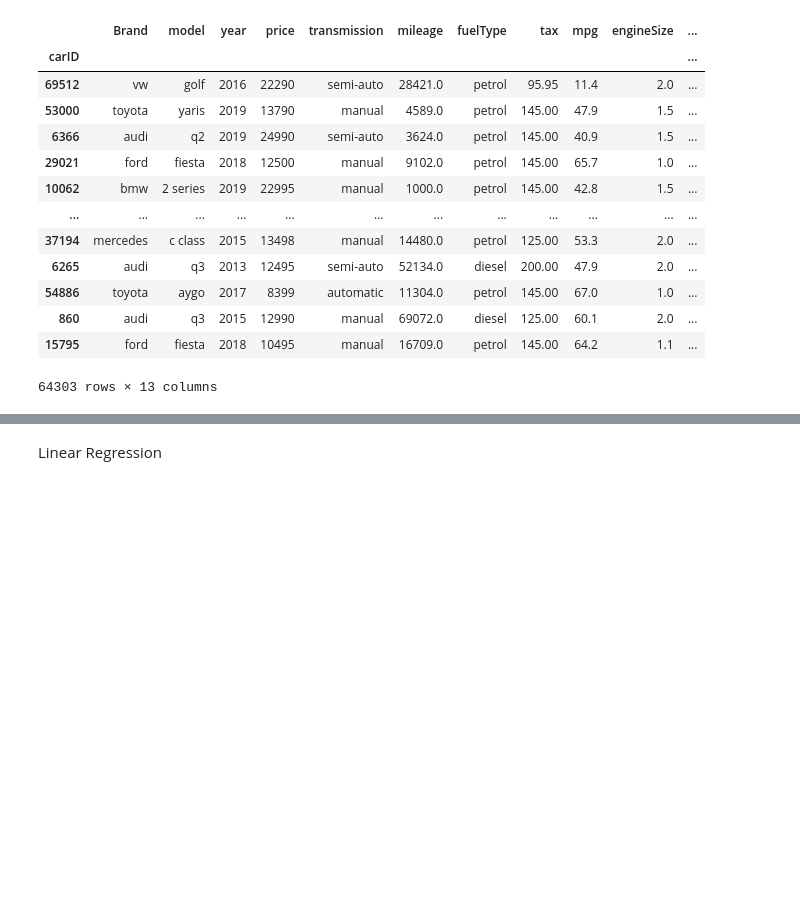
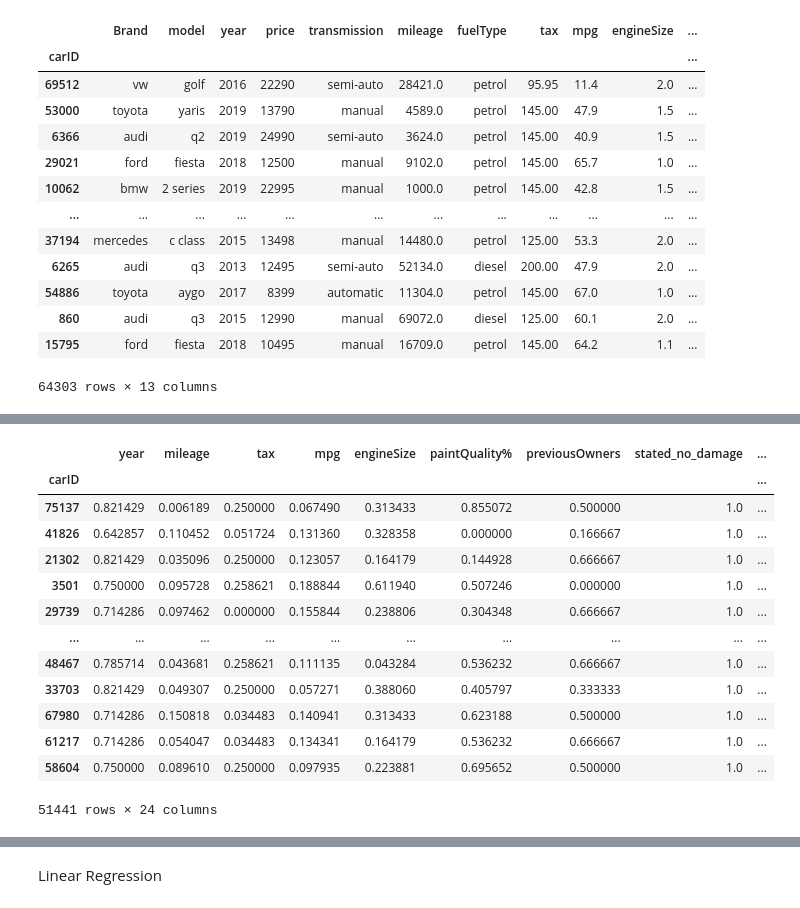
Before and after one commit to LiberoBiagi/ML_Nova_IMS_25-26, a Jupyter notebook: code.ipynb, the cells around one changed output, grey strips where cells are left out. Drawn from its saved outputs; the diff is of its cells as text; code cells hidden in the pictures; blank space fills up the shorter version.

Commit message:
experiment with baseline models, preprocessing function added

```diff
--- a/code.ipynb
+++ b/code.ipynb
@@ -636,4 +596,38 @@ df_encoded.head()
+# %%
+X = df.drop("price", axis=1)
+y = df["price"]
+
+
+n_bins = 10
+y_bins = pd.cut(y, bins=n_bins, labels=False)
+
+X_train, X_val, y_train, y_val = train_test_split(
+    X, y,
+    test_size=0.2,
+    random_state=1,
+    stratify=y_bins
+)
+# %%
+def Preprocessing(df):
+    num_cols = ["year", "mileage", "tax", "mpg", "engineSize",
+                "paintQuality%", "previousOwners", "stated_no_damage"]
+    cat_cols = ["Brand", "transmission", "fuelType"]
+
+    scaler = MinMaxScaler()
+    df[num_cols] = scaler.fit_transform(df[num_cols])
+
+    encoder = OneHotEncoder(sparse_output=False, dtype=int, handle_unknown='ignore')
+    encoded_array = encoder.fit_transform(df[cat_cols])
+
+    df_encoded_cat = pd.DataFrame(
+        encoded_array,
+        columns=encoder.get_feature_names_out(cat_cols),
+        index=df.index)
+
+    df_encoded = pd.concat([df.drop(columns=cat_cols), df_encoded_cat], axis=1)
+
+    return df_encoded
 # %%
-df = df_encoded
-df.dtypes
+X_train = Preprocessing(X_train)
+X_train.info()
 # %% [output]
@@ -656,0 +651,17 @@ dtype: object
+# %%
+X_train
+# %% [output]
+|  | year | mileage | tax | mpg | engineSize | paintQuality% | previousOwners | stated_no_damage | ... |
+| carID |  |  |  |  |  |  |  |  | ... |
+| 75137 | 0.821429 | 0.006189 | 0.250000 | 0.067490 | 0.313433 | 0.855072 | 0.500000 | 1.0 | ... |
+| 41826 | 0.642857 | 0.110452 | 0.051724 | 0.131360 | 0.328358 | 0.000000 | 0.166667 | 1.0 | ... |
+| 21302 | 0.821429 | 0.035096 | 0.250000 | 0.123057 | 0.164179 | 0.144928 | 0.666667 | 1.0 | ... |
+| 3501 | 0.750000 | 0.095728 | 0.258621 | 0.188844 | 0.611940 | 0.507246 | 0.000000 | 1.0 | ... |
+| 29739 | 0.714286 | 0.097462 | 0.000000 | 0.155844 | 0.238806 | 0.304348 | 0.666667 | 1.0 | ... |
+| ... | ... | ... | ... | ... | ... | ... | ... | ... | ... |
+| 48467 | 0.785714 | 0.043681 | 0.258621 | 0.111135 | 0.043284 | 0.536232 | 0.666667 | 1.0 | ... |
+| 33703 | 0.821429 | 0.049307 | 0.250000 | 0.057271 | 0.388060 | 0.405797 | 0.333333 | 1.0 | ... |
+| 67980 | 0.714286 | 0.150818 | 0.034483 | 0.140941 | 0.313433 | 0.623188 | 0.500000 | 1.0 | ... |
+| 61217 | 0.714286 | 0.054047 | 0.034483 | 0.134341 | 0.164179 | 0.536232 | 0.666667 | 1.0 | ... |
+| 58604 | 0.750000 | 0.089610 | 0.250000 | 0.097935 | 0.223881 | 0.695652 | 0.500000 | 1.0 | ... |
+51441 rows × 24 columns
```
Also changed, not shown: parts of 39 cells of this notebook.
